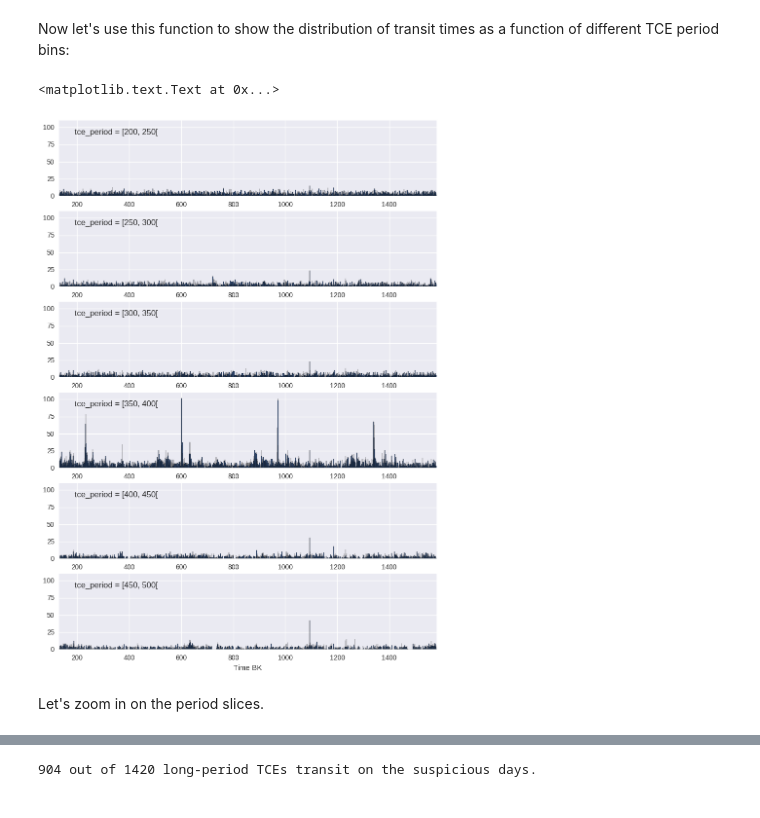
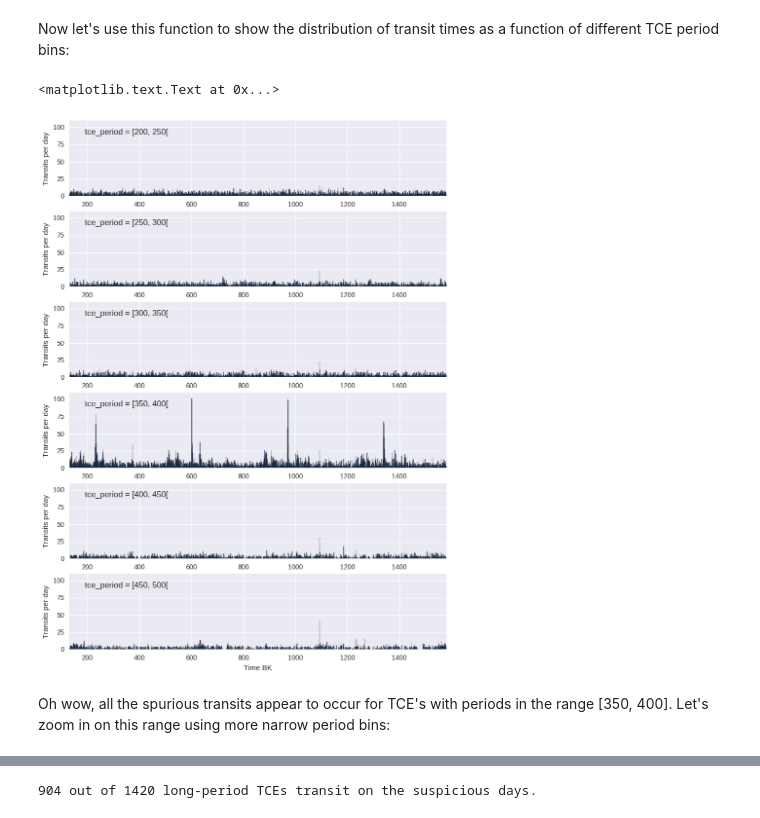
Before and after one commit to barentsen/kepler-tce-vetting, a Jupyter notebook: sandbox/TCE Transit Time Distribution.ipynb, the cells around one changed output, grey strips where cells are left out. Drawn from its saved outputs; the diff is of its cells as text; code cells hidden in the pictures.

```diff
--- a/sandbox/TCE Transit Time Distribution.ipynb
+++ b/sandbox/TCE Transit Time Distribution.ipynb
@@ -70,23 +70,24 @@ Now let's use this function to show the distribution of transit times as a funct
 # %%
 stepsize = 50
 boundaries = range(200, 500, stepsize)
 pl.figure(figsize=(10, 14))
 for idx, bound in tqdm.tqdm(enumerate(boundaries)):
     mask = (tcedf.tce_period >= bound) & (tcedf.tce_period < bound + stepsize)
     tt = get_transit_times(tcedf[mask])
     tt_flat = list(itertools.chain.from_iterable(tt))
     pl.subplot(len(boundaries), 1, idx+1)
     _ = pl.hist(tt_flat, range=(KEPLER_BEGIN_BK, KEPLER_END_BK), bins=(KEPLER_END_BK - KEPLER_BEGIN_BK))  # 1 bin per day
     pl.xlim([KEPLER_BEGIN_BK, KEPLER_END_BK])
     pl.ylim([0, 110])
     pl.yticks(range(0, 101, 25))
     pl.text(190, 90, 'tce_period = [{}, {}['.format(bound, bound+stepsize))
+    pl.ylabel('Transits per day')
 pl.xlabel('Time BK')
 # %% [output]
 <matplotlib.text.Text at 0x...>
-[figure, old version]
+[figure, new version]
-# %% [markdown]
-Let's zoom in on the period slices.
+# %% [markdown]
+Oh wow, all the spurious transits appear to occur for TCE's with periods in the range [350, 400].  Let's zoom in on this range using more narrow period bins:
 # %%
 stepsize = 5
 boundaries = range(355, 390, stepsize)
```
Also changed, not shown: parts of 11 cells of this notebook, 3 other files.
